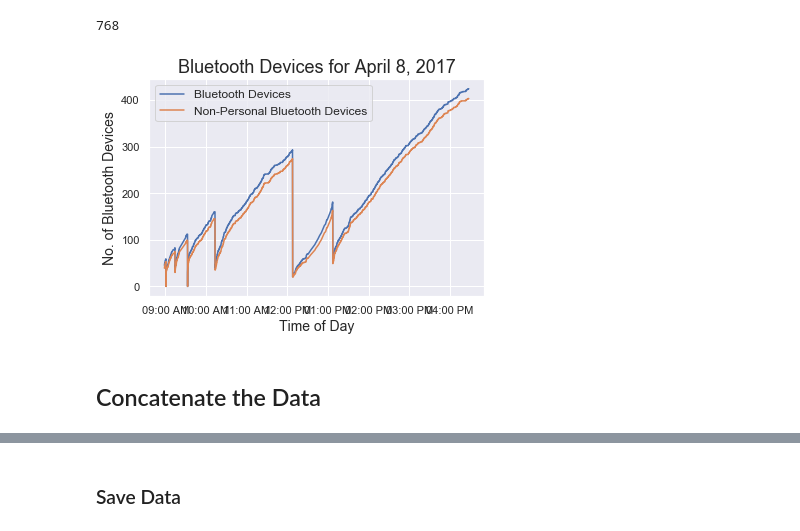
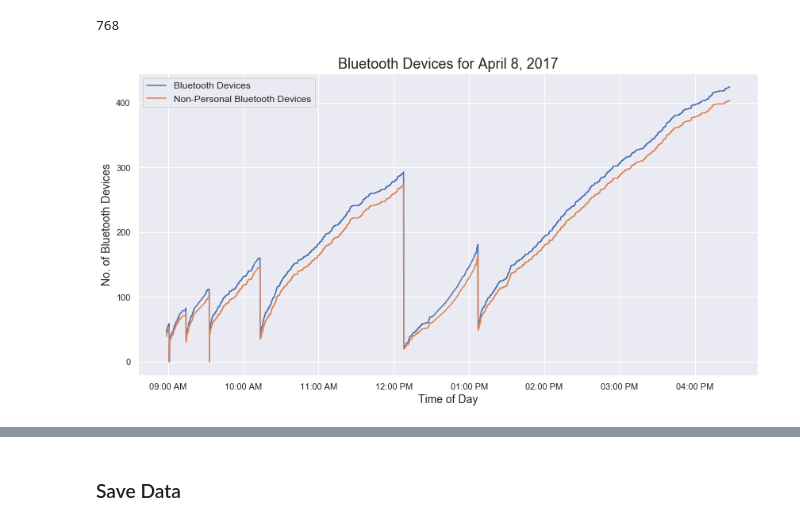
Before and after one commit to Kautumn06/classroom-occupancy, a Jupyter notebook: notebooks/DataWrangling.ipynb, the cells around one changed output, grey strips where cells are left out. Drawn from its saved outputs; the diff is of its cells as text; code cells hidden in the pictures.

```diff
--- a/notebooks/DataWrangling.ipynb
+++ b/notebooks/DataWrangling.ipynb
@@ -572,15 +655,22 @@ len(bluetooth_np_data[bluetooth_np_data['nonpersonal_bluetooth'] == 0])
 # Slice bluetooth_devices and bluetooth_non_personal_devices columns into a new dataframe: bluetooth_combined
 bluetooth_combined = df.loc['April 8, 2017', 'bluetooth':'nonpersonal_bluetooth']
 # %%
+# Create the figure and axes
+fig, ax = plt.subplots(figsize=(14,7))
+
 # Plot bluetooth devices and non-personal devices for April 8, 2017
-fig, ax = plt.subplots()
+ax.plot(bluetooth_combined)
 
-ax.plot(bluetooth_combined)
+# Add a title and labels
 ax.set_title('Bluetooth Devices for April 8, 2017', size=18)
 ax.set_xlabel('Time of Day', fontsize=14)
 ax.xaxis.set_major_formatter(md.DateFormatter('%I:%M %p'))
 ax.set_ylabel('No. of Bluetooth Devices', fontsize=14)
+
+# Add a legend
 ax.legend(('Bluetooth Devices', 'Non-Personal Bluetooth Devices'), loc='upper left', fontsize=12)
+
+# Show the plot
 plt.show()
 # %% [output]
-[figure, old version]
+[figure, new version]
@@ -589,2 +676,0 @@ plt.show()
-# %% [markdown]
-## Concatenate the Data
```
Also changed, not shown: parts of 39 cells of this notebook.
